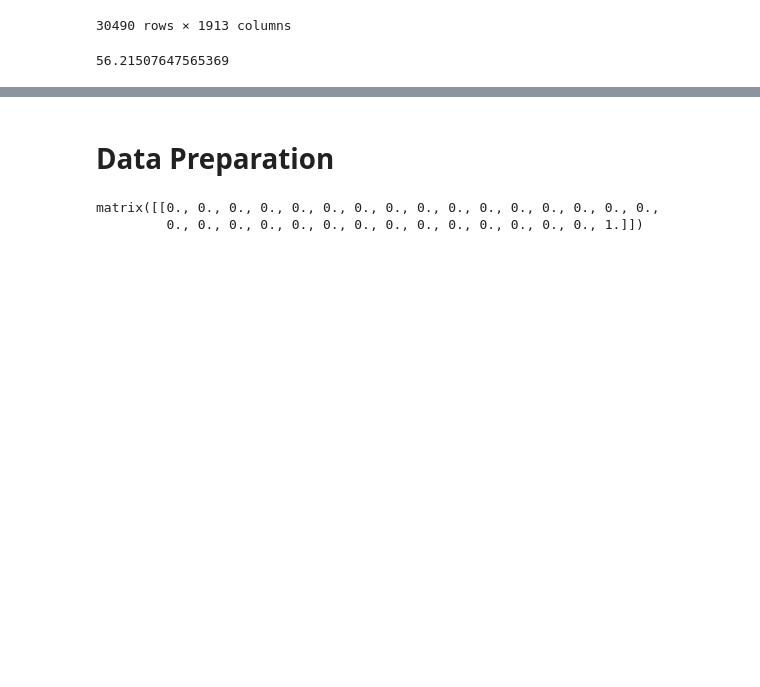
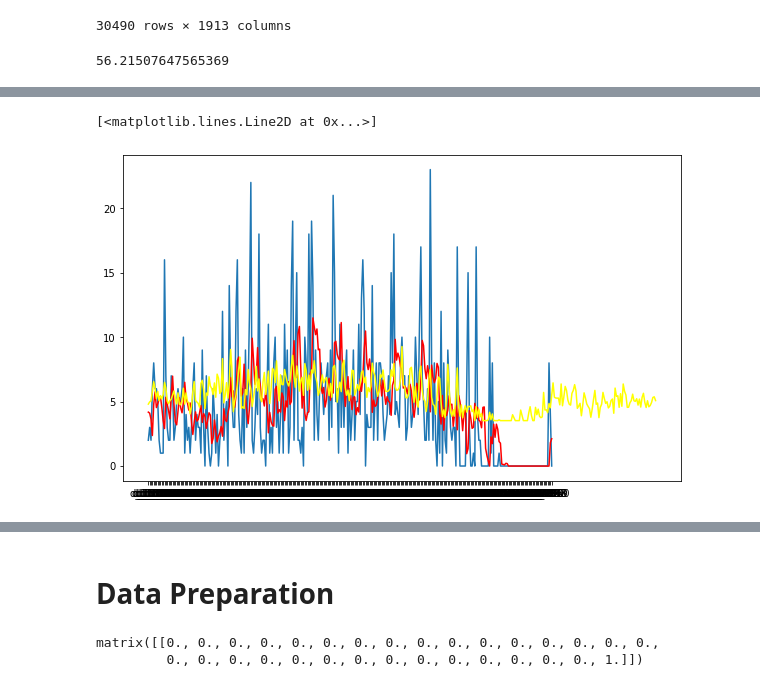
Before and after one commit to talele08/notebook, a Jupyter notebook: M5.ipynb, the cells around one changed output, grey strips where cells are left out. Drawn from its saved outputs; the diff is of its cells as text; code cells hidden in the pictures; blank space fills up the shorter version.

```diff
--- a/M5.ipynb
+++ b/M5.ipynb
@@ -283,0 +326,28 @@ p1_rolling_mean = p1.rolling(window=20).mean()
+# %%
+X_train = data_acf[0:1500]
+X_test = data_acf[1500:1877]
+y_train = label_acf[0:1500]
+y_test = label_acf[1500:1877]
+# %%
+#clf = RandomForestClassifier(max_depth=5, random_state=0)
+#clf.fit(X_train,y_train)
+#y_pred = clf.predict(X_test)
+
+
+reg = LinearRegression().fit(X_train,y_train)
+y_pred = reg.predict(X_test)
+# %%
+train_series = series[0:1500]
+test_series = series[1500:1800]
+history = [x for x in train_series]
+predictions = list()
+# %%
+for t in range(len(test_series)):
+    model = ARIMA(history, order=(5,1,0))
+    model_fit = model.fit(disp=0)
+    output = model_fit.forecast()
+    yhat = output[0]
+    predictions.append(yhat)
+    obs = test_series[t]
+    history.append(obs)
+    #print('predicted=%f, expected=%f' % (yhat, obs))
@@ -284,3 +367,12 @@ p1_rolling_mean = p1.rolling(window=20).mean()
+# %%
+pyplot.plot(test_series)
+pyplot.plot(predictions, color='red')
+#pyplot.plot(output, color='green')
+#pyplot.plot(output_sarima, color='orange')
+pyplot.plot(y_pred, color='yellow')
+# %% [output]
+[<matplotlib.lines.Line2D at 0x...>]
+[figure, added]
 # %%
 #plt.plot(range(800,1913),HOBBIES_1_001_CA_1_validation_pred[800 :])
 #plt.plot(range(800,1913),HOBBIES_1_001_CA_2_validation_pred[800 :])
```
Also changed, not shown: parts of 77 cells of this notebook.
